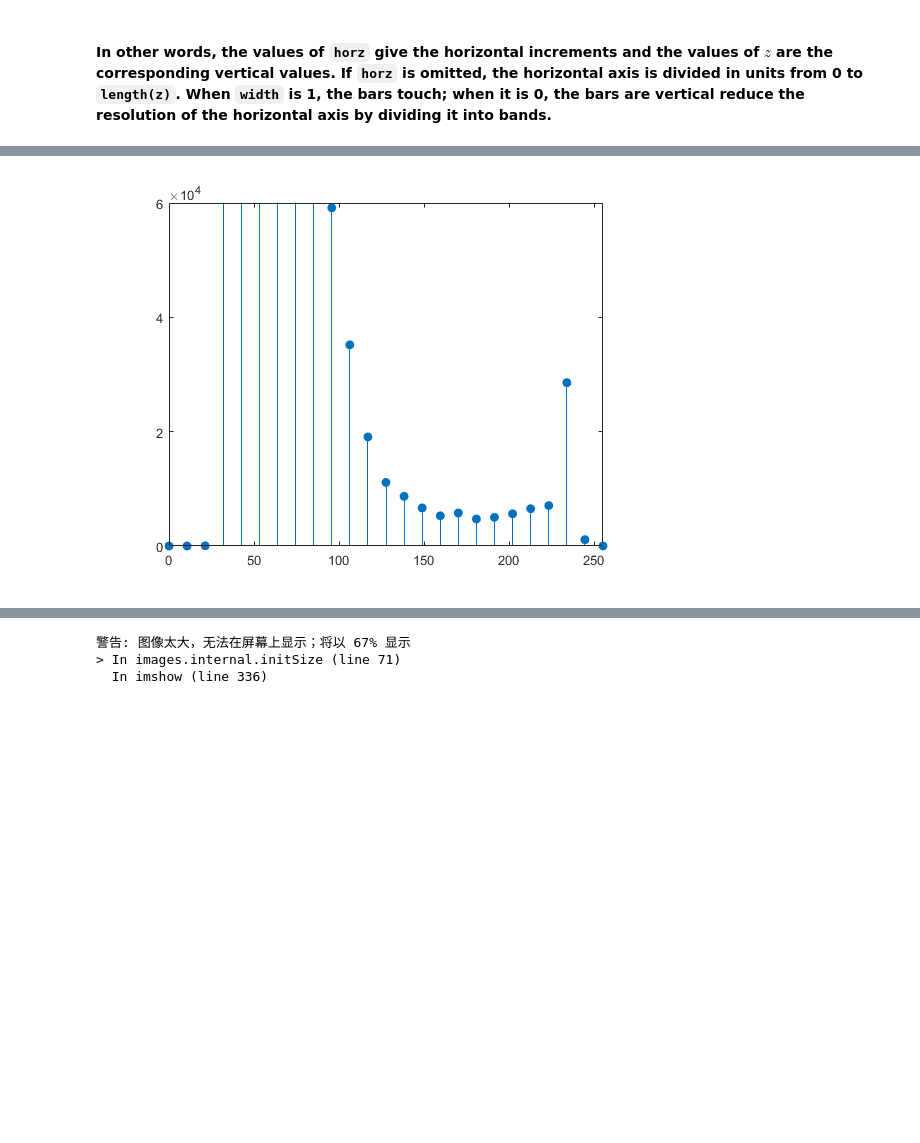
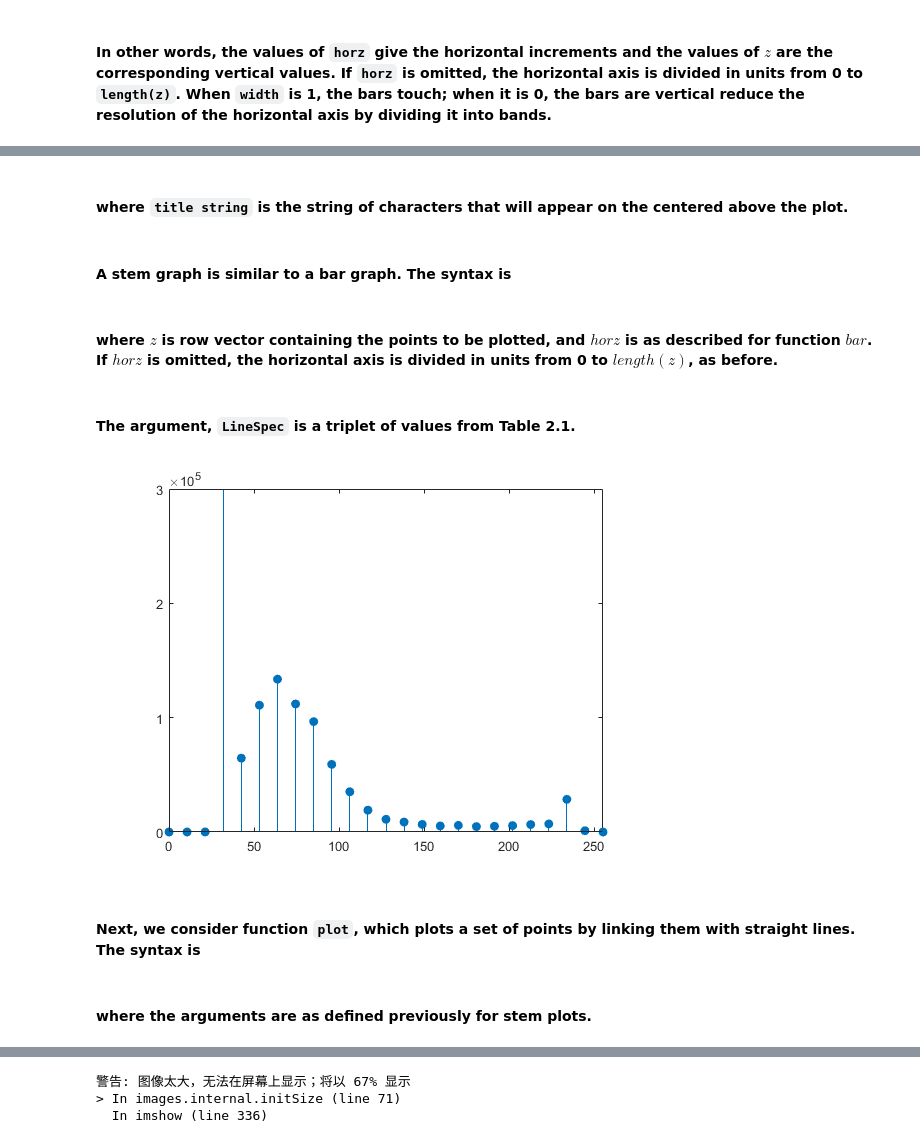
Before and after one commit to SunYufei/dipum2e, a Jupyter notebook: Chapter 2/2.3.ipynb, the cells around one changed output, grey strips where cells are left out. Drawn from its saved outputs; the diff is of its cells as text; code cells hidden in the pictures; blank space fills up the shorter version.

```diff
--- a/Chapter 2/2.3.ipynb
+++ b/Chapter 2/2.3.ipynb
@@ -33,0 +77,4 @@ set(gca, 'ytick', 0:20000:60000)
+# %% [markdown]
+#### where `title string` is the string of characters that will appear on the centered above the plot.
+# %% [markdown]
+#### A stem graph is similar to a bar graph. The syntax is
@@ -34,10 +83,16 @@ set(gca, 'ytick', 0:20000:60000)
+# %% [markdown]
+#### where $z$ is row vector containing the points to be plotted, and $horz$ is as described for function $bar$. If $horz$ is omitted, the horizontal axis is divided in units from 0 to $length(z)$, as before.
+# %% [markdown]
+#### The argument, `LineSpec` is a triplet of values from Table 2.1.
 # %%
 f = imread('Fig0203(a).tif');
 h = imhist(f, 25);
 horz = linspace(0, 255, 25);
 stem(horz, h, 'fill')
-axis([0 255 0 60000])
+axis([0 255 0 300000])
 set(gca, 'xtick', 0:50:255)
-set(gca, 'ytick', 0:20000:60000)
+set(gca, 'ytick', 0:100000:300000)
 # %% [output]
-[figure, old version]
+[figure, new version]
+# %% [markdown]
+#### Next, we consider function `plot`, which plots a set of points by linking them with straight lines. The syntax is
@@ -44,3 +101,5 @@ set(gca, 'ytick', 0:20000:60000)
+# %% [markdown]
+#### where the arguments are as defined previously for stem plots.
 # %%
 f = imread('Fig0203(a).tif');
 hc = imhist(f);
```
Also changed, not shown: parts of 44 cells of this notebook.
